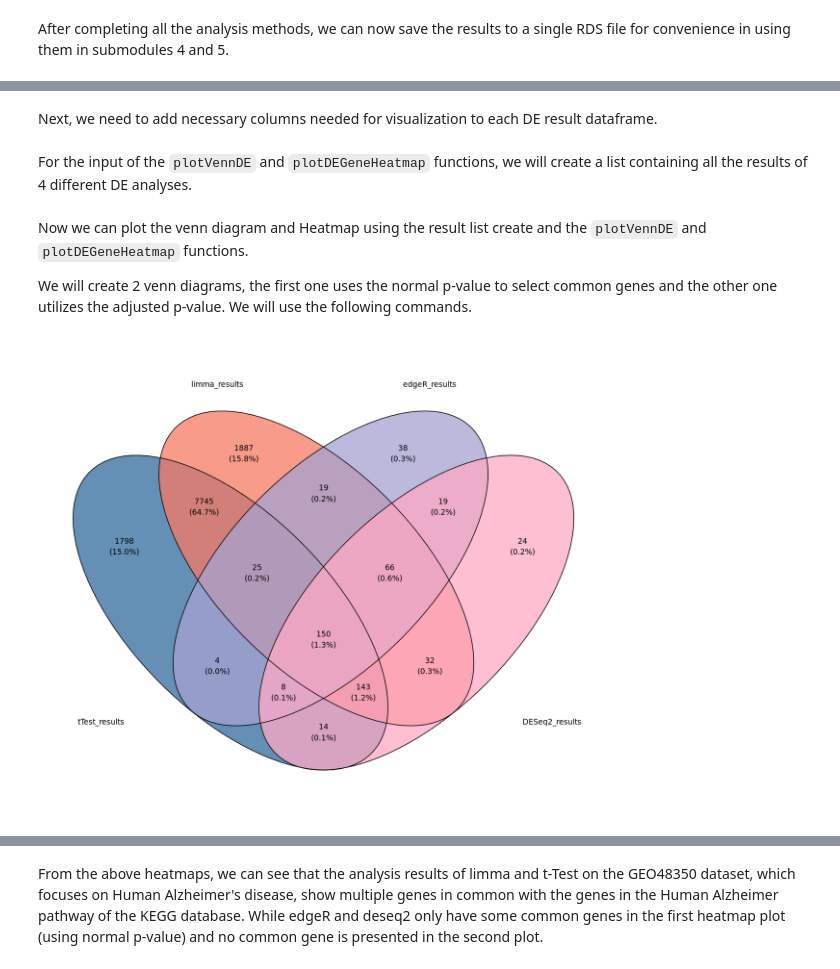
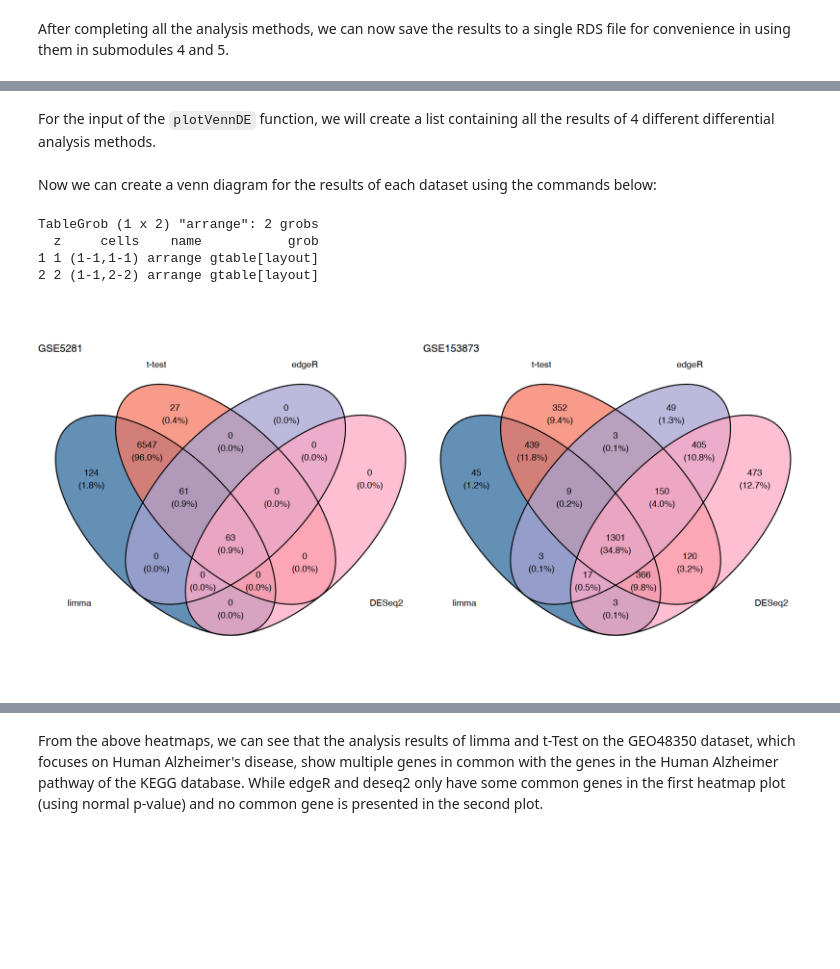
Before and after one commit to NIGMS/Consensus-Pathway-Analysis-in-the-Cloud, a Jupyter notebook: Module02-DE_Analysis.ipynb, the cells around one changed output, grey strips where cells are left out. Saved outputs shown, nothing was run; the diff lists cells and outputs as text; code cells hidden in the pictures; blank space fills up the shorter version.

```diff
--- a/Module02-DE_Analysis.ipynb
+++ b/Module02-DE_Analysis.ipynb
@@ -716,8 +625,10 @@ runDESeq2 <- function(countMatrix, groups) {
 # %% [markdown]
 Now we can perform `DESeq2` analysis with the `runDESeq2` function.
 # %%
-# Run the analysis using runDESeq2 function
-DESeq2_results <- runDESeq2 (countMatrix = expression_data, groups = groups)
-# Print out the first few rows of the result dataframe
-head(DESeq2_results)
+# Run DESeq2 analysis using runDESeq2 function with GSE5281 dataset
+gse5281DESeq2Res <- runDESeq2(countMatrix = gse5281_expr_normalized, groups = as.factor(gse5281_anno$group))
+head(gse5281DESeq2Res)
+# Run DESeq2 analysis using runDESeq2 function with GSE153873 dataset
+gse153873DESeq2Res <- runDESeq2(countMatrix = gse153873_count, groups = as.factor(gse153873_anno$group))
+head(gse153873DESeq2Res)
 # %% [output]
@@ -753,7 +678,0 @@ And we can save the DE analysis result to use in the later submodules.
-# %%
-# Saving the result to local storage
-write.csv(DESeq2_results, file = "./data/DESeq2_Results.csv")
-saveRDS(DESeq2_results, file = "./data/DESeq2_Results.rds")
-
-# Add the DESeq2 result to the data list to save them all together in an rds file
-data$DESeq2_results <- DESeq2_results
@@ -988,19 +1181,38 @@ plotDEGeneHeatmap <- function(DEResults, genes, useFDR = TRUE, labels = NULL, lo
-# %% [markdown]
-Next, we need to add necessary columns needed for visualization to each DE result dataframe.
-# %% [markdown]
-For the input of the `plotVennDE` and `plotDEGeneHeatmap` functions, we will create a list containing all the results of 4 different DE analyses.
+# %% [markdown]
+For the input of the `plotVennDE` function, we will create a list containing all the results of 4 different differential analysis methods.
 # %%
 # Put all the result dataframes to a list for the plotVennDE function
-DEResults <- list( tTest_results = tTest_results, limma_results = limma_results,
-                   edgeR_results = edgeR_results, DESeq2_results = DESeq2_results)
+gse5281DEResults <- list(gse5281LimmaRes, gse5281TtestRes, gse5281EdgeRRes, gse5281DESeq2Res)
+names(gse5281DEResults) <- c("limma", "t-test", "edgeR", "DESeq2")
+
+# Put all the result dataframes to a list for the plotVennDE function
+gse153873DEResults <- list(gse153873LimmaRes, gse153873TtestRes, gse153873EdgeRRes, gse153873DESeq2Res)
+names(gse153873DEResults) <- c("limma", "t-test", "edgeR", "DESeq2")
 # %% [markdown]
-Now we can plot the venn diagram and Heatmap using the result list create and the `plotVennDE` and `plotDEGeneHeatmap` functions.
-
-We will create 2 venn diagrams, the first one uses the normal p-value to select common genes and the other one utilizes the adjusted p-value. We will use the following commands.
+Now we can create a venn diagram for the results of each dataset using the commands below:
 # %%
 # Adjust size of the plot
 options(repr.plot.width = 16, repr.plot.height = 10)
-# Create a venn diagram for the results of four different DE analysis methods
-plotVenn(aResults = DEResults, pThreshold = 0.05, useFDR = FALSE, stat = "logFC", statThreshold = 0)
+# Create a venn diagram for the microarray result
+Vennplt1 <- plotVenn(aResults = gse5281DEResults, pThreshold = 0.05, useFDR = TRUE, stat = "logFC", statThreshold = 0)
+# # Create a venn diagram for the RNA-seq result
+Vennplt2 <- plotVenn(aResults = gse153873DEResults, pThreshold = 0.05, useFDR = TRUE, stat = "logFC", statThreshold = 0)
+Vennplt1 <- Vennplt1 + ggtitle("GSE5281")
+Vennplt2 <- Vennplt2 + ggtitle("GSE153873")
+options(repr.plot.width = 14, repr.plot.height = 7)
+combinedVenn <- gridExtra::grid.arrange(
+    Vennplt1,
+    Vennplt2,
+    ncol = 2
+)
+combinedVenn
+ggsave("plots/Vennds1.pdf", Vennplt1, width = 7, height = 7)
+ggsave("plots/Vennds2.pdf", Vennplt2, width = 7, height = 7)
+
+ggsave("plots/Venn.pdf", combinedVenn, width = 14, height = 7)
 # %% [output]
+TableGrob (1 x 2) "arrange": 2 grobs
+  z     cells    name           grob
+1 1 (1-1,1-1) arrange gtable[layout]
+2 2 (1-1,2-2) arrange gtable[layout]
-[figure, old version]
+[figure, new version]
```
Also changed, not shown: parts of 122 cells of this notebook, 10 other files.
